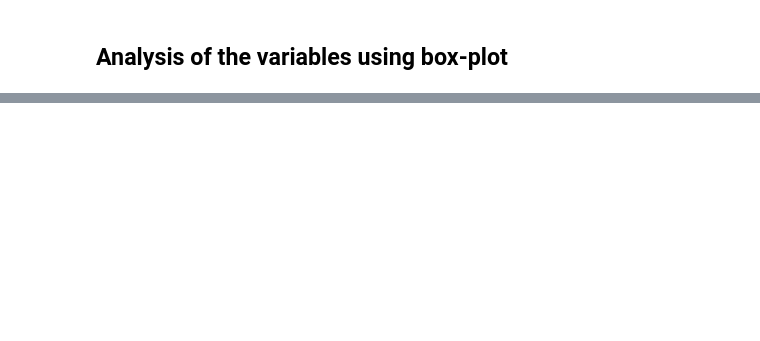
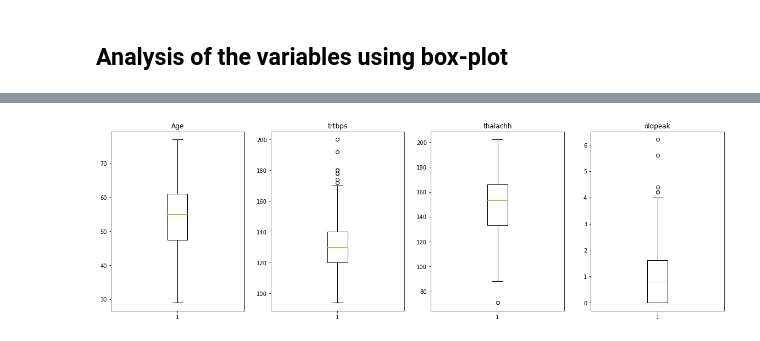
Before and after one commit to I-amanshuman/heart_attack_analysis, a Jupyter notebook: heart_attack_analysis_kaggle.ipynb, the cells around one changed output, grey strips where cells are left out. Cells and saved outputs as stored; diff of their text form; code cells hidden in the pictures; blank space fills up the shorter version.

```diff
--- a/heart_attack_analysis_kaggle.ipynb
+++ b/heart_attack_analysis_kaggle.ipynb
@@ -358,0 +732,2 @@ for i in df[categoric_var.index]:
+# %%
+df.drop(['chol', 'fbs', 'restecg'], axis = 1, inplace = True)
@@ -358,0 +743,19 @@ for i in df[categoric_var.index]:
+# %%
+#Lets visualize the outliers
+
+fig, (ax1, ax2, ax3, ax4) = plt.subplots( 1,4, figsize = (20,6) )#4 numeric variables to be displayed in 1 row and 4 columns
+ax1.boxplot(df['age'])
+ax1.set_title('Age')
+
+ax2.boxplot(df['trtbps'])
+ax2.set_title('trtbps')
+
+ax3.boxplot(df['thalachh'])
+ax3.set_title('thalachh')
+
+ax4.boxplot(df['oldpeak'])
+ax4.set_title('oldpeak')
+
+plt.show()
+# %% [output]
+[figure, added]
```
Also changed, not shown: parts of 178 cells of this notebook, 1 other file.
